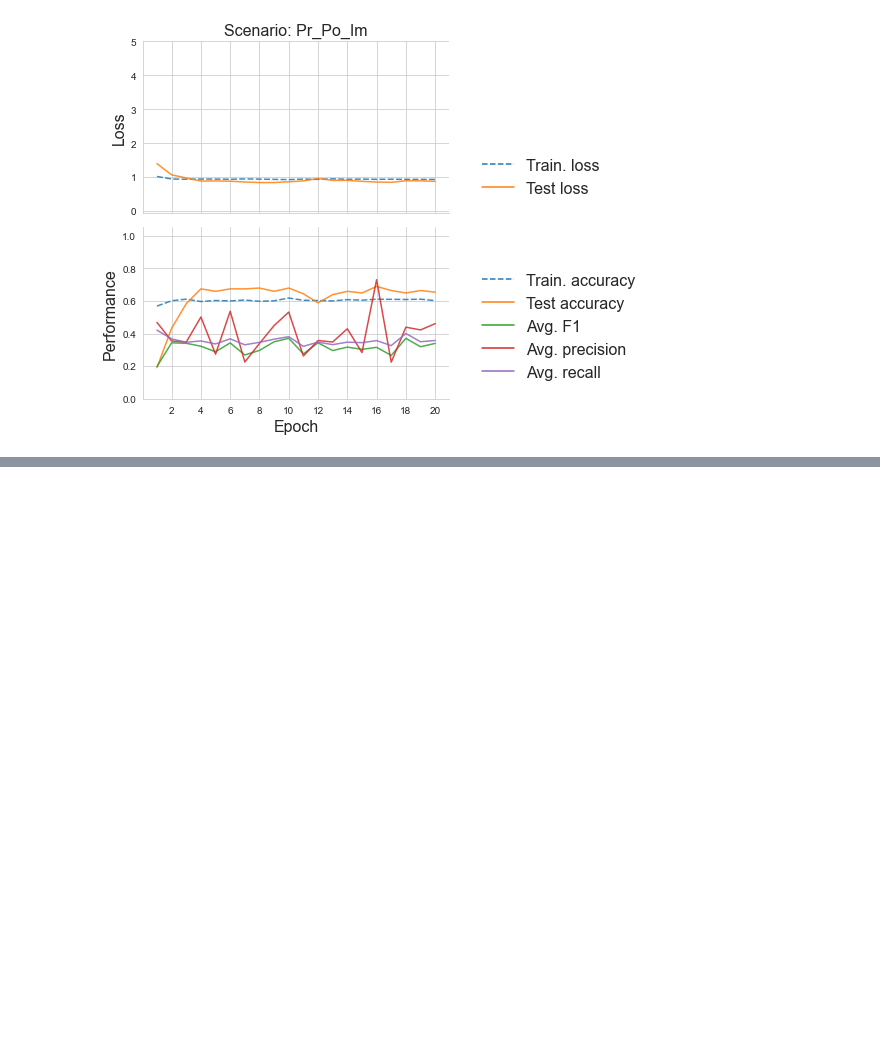
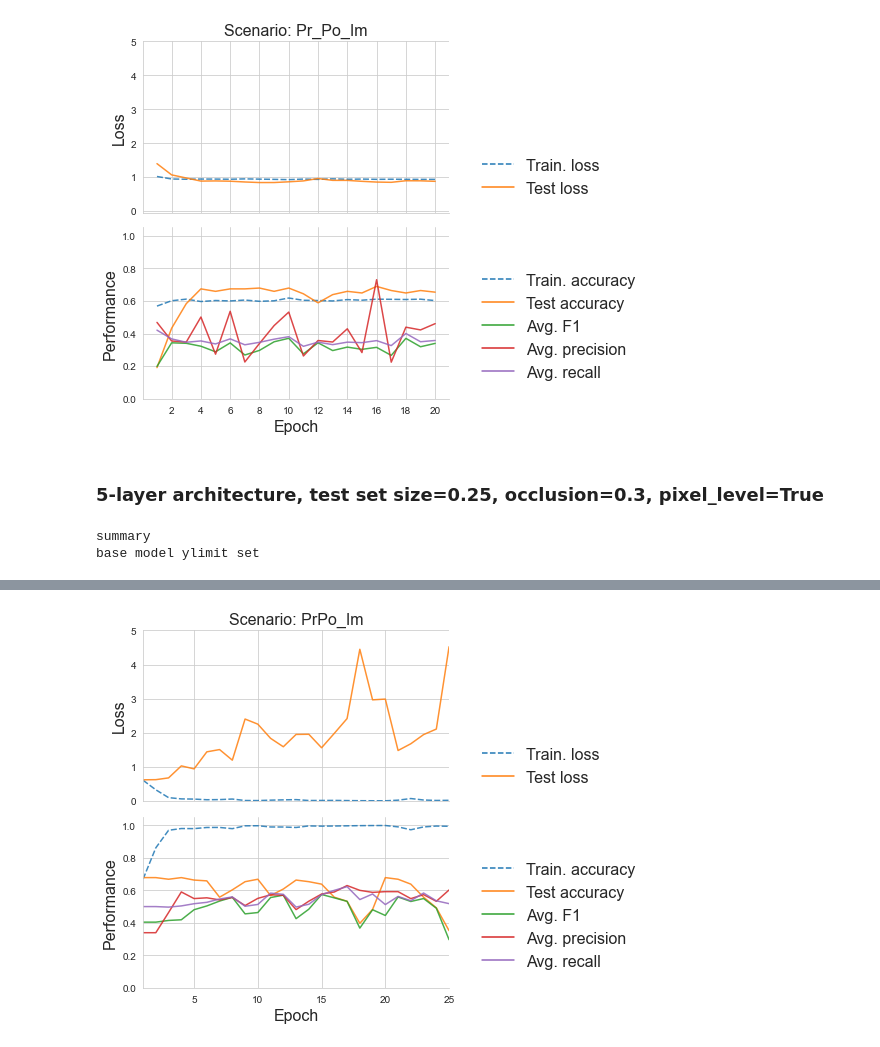
Before and after one commit to narslab/vis-inference, a Jupyter notebook: bin/jupyter/plot-cnn-performance.ipynb, the cells around one changed output, grey strips where cells are left out. Cells and saved outputs as stored; diff of their text form; code cells hidden in the pictures; blank space fills up the shorter version.

Commit message:
Added plots of recent experiment runs

```diff
--- a/bin/jupyter/plot-cnn-performance.ipynb
+++ b/bin/jupyter/plot-cnn-performance.ipynb
@@ -307,3 +307,11 @@ base model ylimit set
 [figure]
 [figure]
 [figure]
+# %% [markdown]
+### 5-layer architecture, test set size=0.25, occlusion=0.3, pixel_level=True
+# %%
+result_prpo_im = "../../results/opt-cnn-performance-metrics-summary-base-w-336-px-h336-14-Feb-2022-14-41-22-px.csv"
+plotCNNPerformanceMetrics(result_prpo_im, scenario="PrPo_Im")
+# %% [output]
+summary
+base model ylimit set
@@ -309,0 +335 @@ base model ylimit set
+[figure, added]
```
Also changed, not shown: parts of 9 cells of this notebook.
